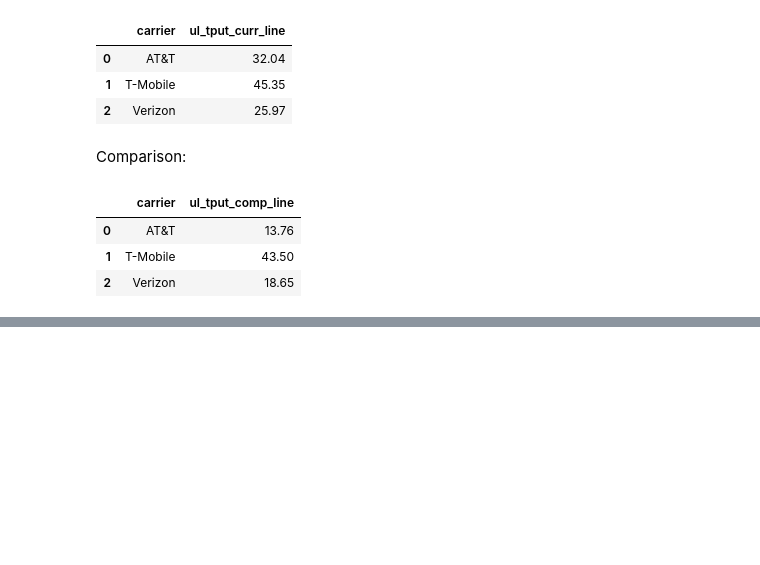
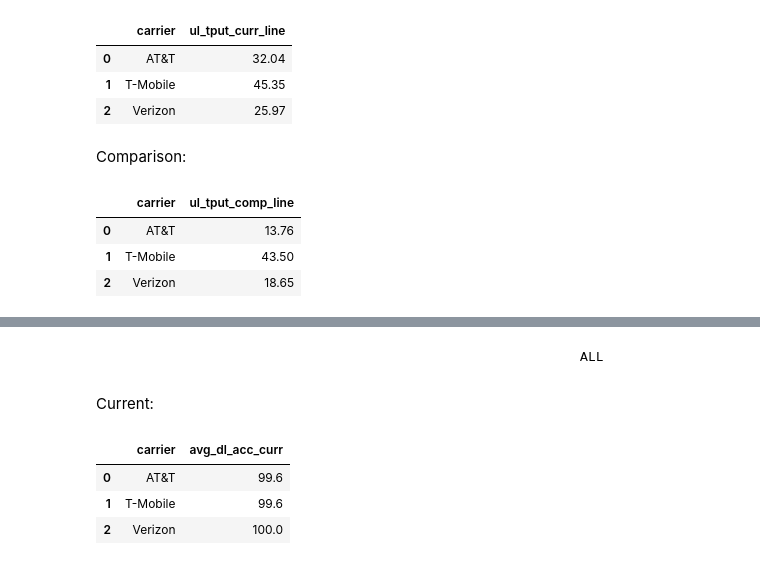
Before and after one commit to ookla-jennymassari/dq_reporting_test.py, a Jupyter notebook: dq_reporting_notebook.ipynb, the cells around one changed output, grey strips where cells are left out. Saved outputs shown, nothing was run; the diff lists cells and outputs as text; code cells hidden in the pictures; blank space fills up the shorter version.

```diff
--- a/dq_reporting_notebook.ipynb
+++ b/dq_reporting_notebook.ipynb
@@ -1390,0 +1464,20 @@ ul_tput_all_comp.head()
+# %% [markdown]
+                                                                ALL
+# %% [markdown]
+Current:
+# %%
+dl_all_acc_curr = (
+    filtered_dl_acc_succ_curr
+    .groupby('carrier', as_index=False)['percentage_access_success']
+    .mean()
+    .rename(columns={'percentage_access_success': 'avg_dl_acc_curr'})
+)
+
+dl_all_acc_curr['avg_dl_acc_curr'] = dl_all_acc_curr['avg_dl_acc_curr'].round(2)
+
+dl_all_acc_curr.head()
+# %% [output]
+|  | carrier | avg_dl_acc_curr |
+| 0 | AT&T | 99.6 |
+| 1 | T-Mobile | 99.6 |
+| 2 | Verizon | 100.0 |
```
Also changed, not shown: parts of 7 cells of this notebook.
